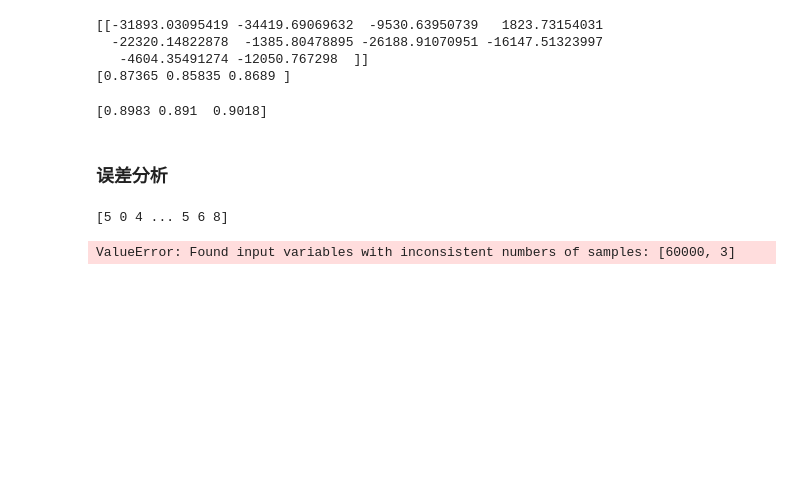
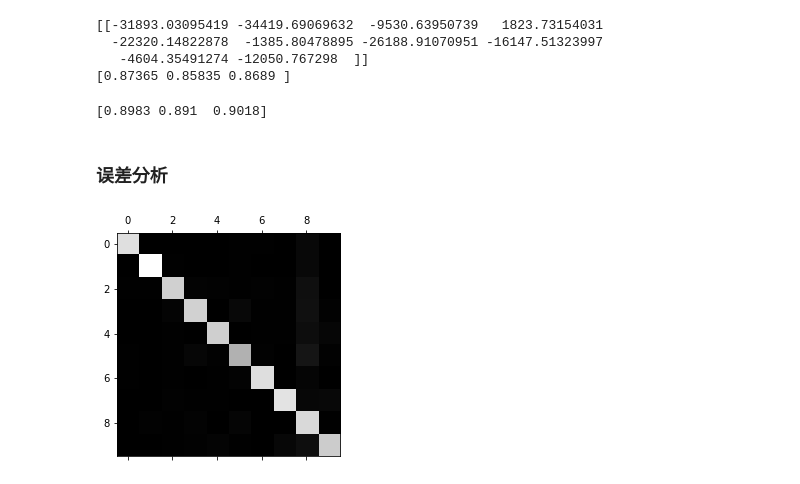
Before and after one commit to HuangStomach/machine-learning, a Jupyter notebook: hands_on_machine_learning_with_scikit_learn_&_tensorflow/3_classification/main.ipynb, the cells around one changed output. Saved outputs shown, nothing was run; the diff lists cells and outputs as text; code cells hidden in the pictures; blank space fills up the shorter version.

```diff
--- a/hands_on_machine_learning_with_scikit_learn_&_tensorflow/3_classification/main.ipynb
+++ b/hands_on_machine_learning_with_scikit_learn_&_tensorflow/3_classification/main.ipynb
@@ -204,13 +204,12 @@ cross_val_score(sgd_clf, X_train_scaled, y_train, cv=3, scoring='accuracy')
 # %% [markdown]
 ### 误差分析
 # %%
-cross_val_predict(sgd_clf, X_train_scaled, y_train, cv=3)
-conf_mx = confusion_matrix(y_train, y_pred=y_train_pred)
+y_train_pred = cross_val_predict(sgd_clf, X_train_scaled, y_train, cv=3)
+conf_mx = confusion_matrix(y_train, y_train_pred)
 plt.matshow(conf_mx, cmap=plt.cm.gray)
 plt.show()
 # %% [output]
-[5 0 4 ... 5 6 8]
-ValueError: Found input variables with inconsistent numbers of samples: [60000, 3]
+[figure, added]
 # %%
 row_sums = conf_mx.sum(axis=1, keepdims=True)
 norm_conf_mx = conf_mx / row_sums
```
Also changed, not shown: parts of 2 cells of this notebook.
